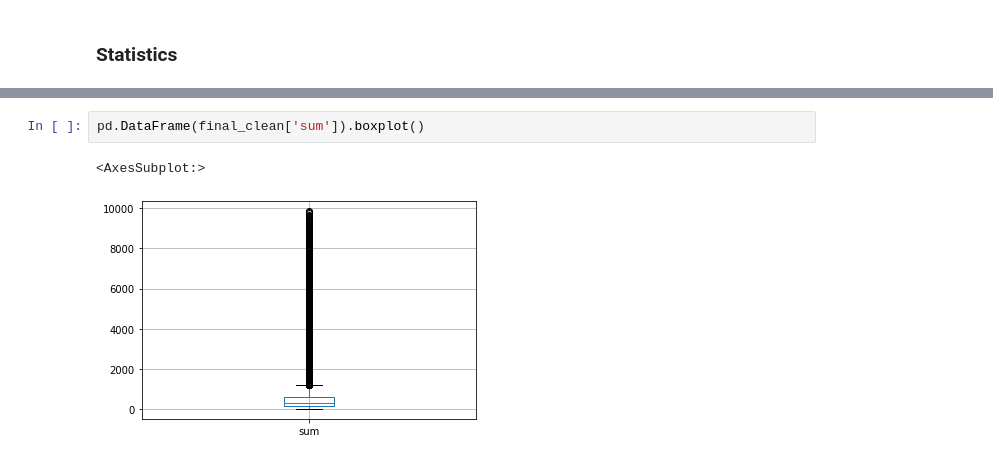
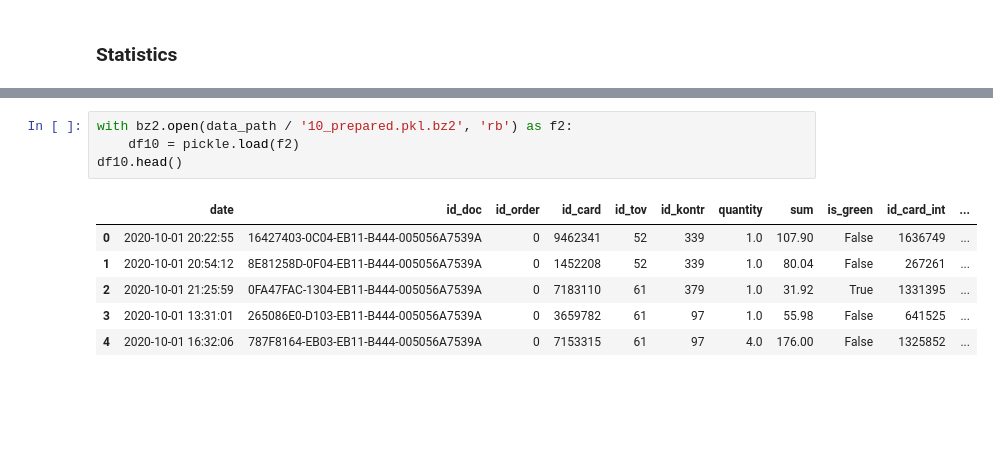
Before and after one commit to cubazis/inno_stats_2020, a Jupyter notebook: lab2.2.ipynb, the cells around one changed output, grey strips where cells are left out. Drawn from its saved outputs; the diff is of its cells as text; blank space fills up the shorter version.

```diff
--- a/lab2.2.ipynb
+++ b/lab2.2.ipynb
@@ -212,5 +60,11 @@ plt.show()
-# %%
-pd.DataFrame(final_clean['sum']).boxplot()
-# %% [output]
-<AxesSubplot:>
-[figure, removed]
+# %%
+with bz2.open(data_path / '10_prepared.pkl.bz2', 'rb') as f2:
+    df10 = pickle.load(f2)
+df10.head()
+# %% [output]
+|  | date | id_doc | id_order | id_card | id_tov | id_kontr | quantity | sum | is_green | id_card_int | ... |
+| 0 | 2020-10-01 20:22:55 | 16427403-0C04-EB11-B444-005056A7539A | 0 | 9462341 | 52 | 339 | 1.0 | 107.90 | False | 1636749 | ... |
+| 1 | 2020-10-01 20:54:12 | 8E81258D-0F04-EB11-B444-005056A7539A | 0 | 1452208 | 52 | 339 | 1.0 | 80.04 | False | 267261 | ... |
+| 2 | 2020-10-01 21:25:59 | 0FA47FAC-1304-EB11-B444-005056A7539A | 0 | 7183110 | 61 | 379 | 1.0 | 31.92 | True | 1331395 | ... |
+| 3 | 2020-10-01 13:31:01 | 265086E0-D103-EB11-B444-005056A7539A | 0 | 3659782 | 61 | 97 | 1.0 | 55.98 | False | 641525 | ... |
+| 4 | 2020-10-01 16:32:06 | 787F8164-EB03-EB11-B444-005056A7539A | 0 | 7153315 | 61 | 97 | 4.0 | 176.00 | False | 1325852 | ... |
```
Also changed, not shown: parts of 35 cells of this notebook.
